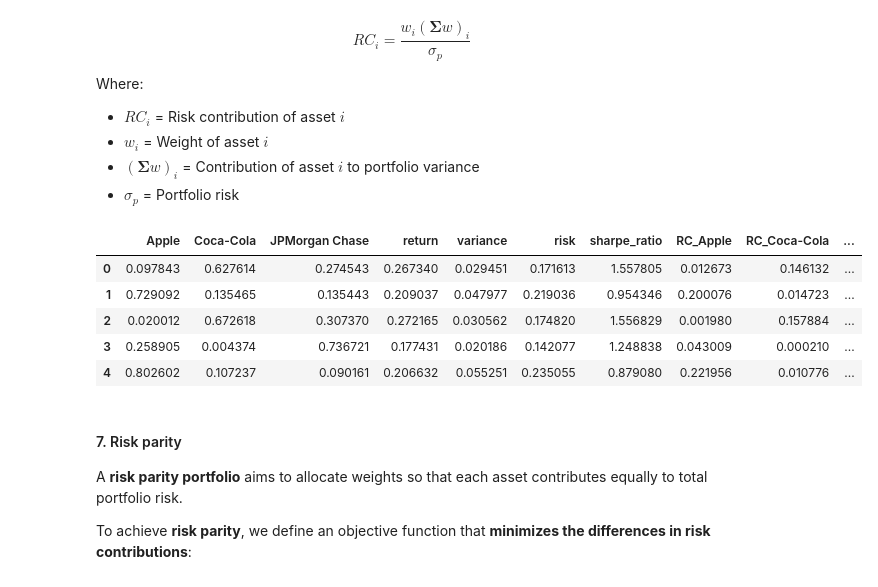
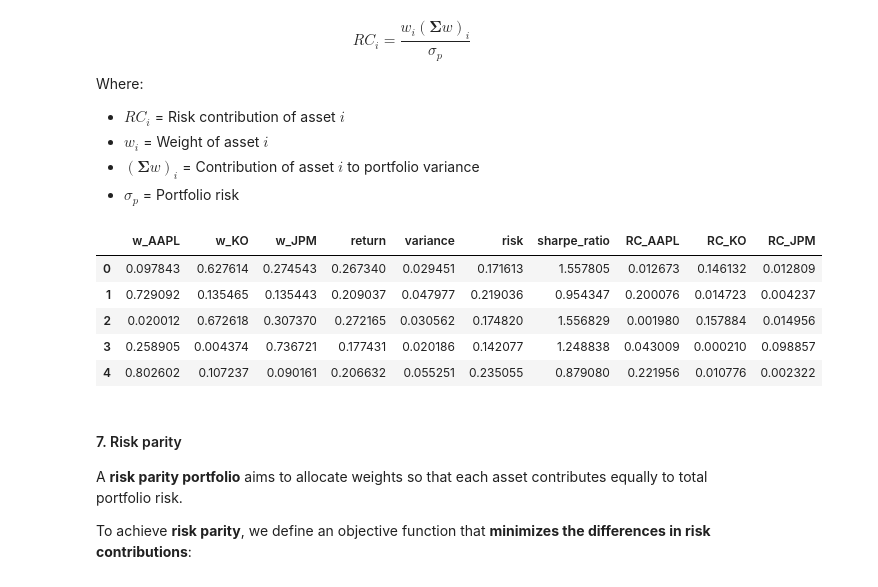
Before and after one commit to lethinhatha3105/GSoC_2026, a Jupyter notebook: test_porfolio_optimization.ipynb, the cells around one changed output. Cells and saved outputs as stored; diff of their text form; code cells hidden in the pictures.

Commit message:
Update variables names

```diff
--- a/test_porfolio_optimization.ipynb
+++ b/test_porfolio_optimization.ipynb
@@ -91,7 +91,6 @@ n_portfolios = 1000000
 
 # Define assets
 n_assets = len(tickers)
-asset_names = ['Apple', 'Coca-Cola', 'JPMorgan Chase']
 
 # Generate random weights using an exponential distribution
 np.random.seed(42) # for reproducibility
@@ -101,6 +100,6 @@ weights = np.random.exponential(scale=1.0, size=(n_portfolios, n_assets))
 weights = weights / weights.sum(axis=1, keepdims=True)
 
 # Create a DataFrame
-portfolios = pd.DataFrame(weights, columns=asset_names)
+portfolios = pd.DataFrame(weights, columns=["w_" + t for t in tickers])
 portfolios
 # %% [output]
@@ -286,18 +285,18 @@ Where:
 # %%
 # Calculate the contribution of each asset to the total portfolio risk
 risk_contrib = (weights * (weights @ cov_matrix)) / portfolios["risk"].values[:, np.newaxis]
 
 # Adding risk contribution to the DataFrame
-portfolios[["RC_" + a for a in asset_names]] = risk_contrib
+portfolios[["RC_" + a for a in tickers]] = risk_contrib
 
 portfolios.head()
 # %% [output]
-|  | Apple | Coca-Cola | JPMorgan Chase | return | variance | risk | sharpe_ratio | RC_Apple | RC_Coca-Cola | ... |
-| 0 | 0.097843 | 0.627614 | 0.274543 | 0.267340 | 0.029451 | 0.171613 | 1.557805 | 0.012673 | 0.146132 | ... |
-| 1 | 0.729092 | 0.135465 | 0.135443 | 0.209037 | 0.047977 | 0.219036 | 0.954346 | 0.200076 | 0.014723 | ... |
-| 2 | 0.020012 | 0.672618 | 0.307370 | 0.272165 | 0.030562 | 0.174820 | 1.556829 | 0.001980 | 0.157884 | ... |
-| 3 | 0.258905 | 0.004374 | 0.736721 | 0.177431 | 0.020186 | 0.142077 | 1.248838 | 0.043009 | 0.000210 | ... |
-| 4 | 0.802602 | 0.107237 | 0.090161 | 0.206632 | 0.055251 | 0.235055 | 0.879080 | 0.221956 | 0.010776 | ... |
+|  | w_AAPL | w_KO | w_JPM | return | variance | risk | sharpe_ratio | RC_AAPL | RC_KO | RC_JPM |
+| 0 | 0.097843 | 0.627614 | 0.274543 | 0.267340 | 0.029451 | 0.171613 | 1.557805 | 0.012673 | 0.146132 | 0.012809 |
+| 1 | 0.729092 | 0.135465 | 0.135443 | 0.209037 | 0.047977 | 0.219036 | 0.954347 | 0.200076 | 0.014723 | 0.004237 |
+| 2 | 0.020012 | 0.672618 | 0.307370 | 0.272165 | 0.030562 | 0.174820 | 1.556829 | 0.001980 | 0.157884 | 0.014956 |
+| 3 | 0.258905 | 0.004374 | 0.736721 | 0.177431 | 0.020186 | 0.142077 | 1.248838 | 0.043009 | 0.000210 | 0.098857 |
+| 4 | 0.802602 | 0.107237 | 0.090161 | 0.206632 | 0.055251 | 0.235055 | 0.879080 | 0.221956 | 0.010776 | 0.002322 |
 # %% [markdown]
 #### 7. Risk parity
 
```
Also changed, not shown: parts of 13 cells of this notebook.
